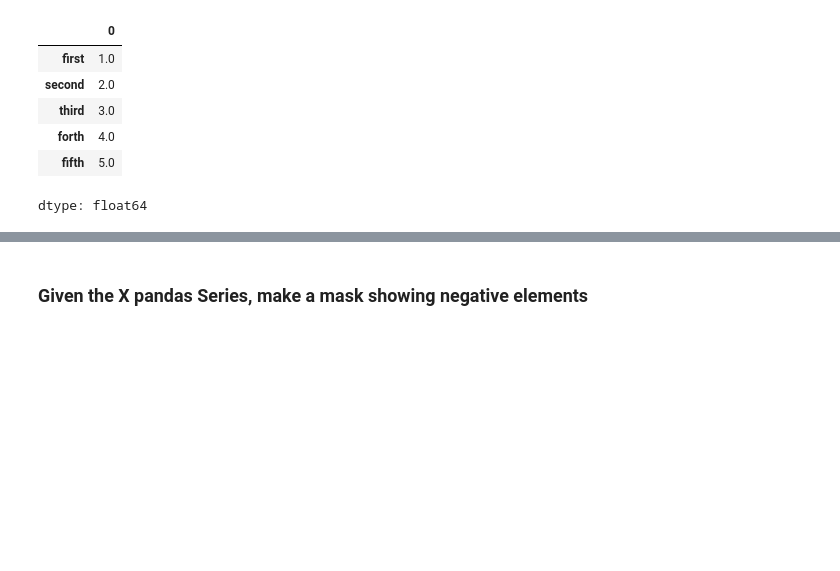
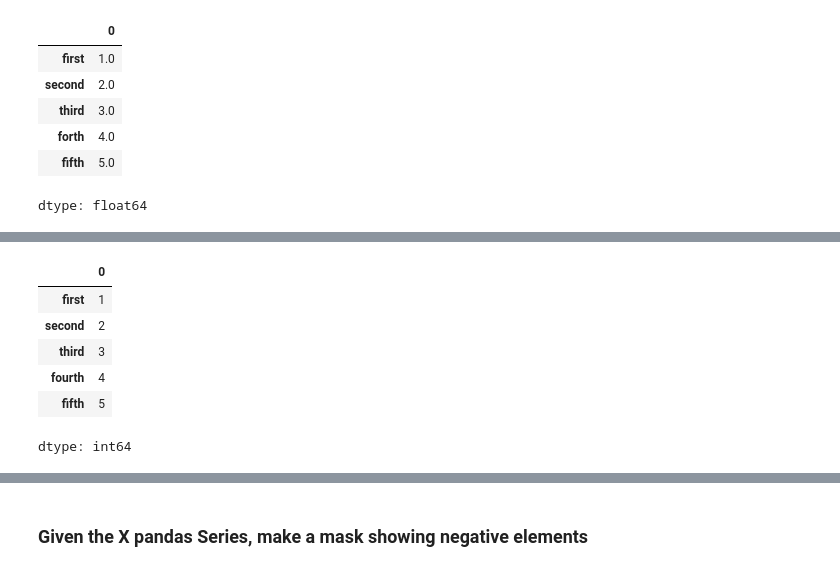
Before and after one commit to hridoyy21/Data-Analysis-With-Python, a Jupyter notebook: 2 - Pandas Series exercises.ipynb, the cells around one changed output, grey strips where cells are left out. Cells and saved outputs as stored; diff of their text form; code cells hidden in the pictures; blank space fills up the shorter version.

```diff
--- a/2 - Pandas Series exercises.ipynb
+++ b/2 - Pandas Series exercises.ipynb
@@ -277,3 +286,16 @@ X[::-1]
+# %%
+# your code goes here
+X = pd.Series([4,2,5,1,3],
+              index=['fourth','second','fifth','first','third'])
+X.sort_values()
+# %% [output]
+|  | 0 |
+| first | 1 |
+| second | 2 |
+| third | 3 |
+| fourth | 4 |
+| fifth | 5 |
+dtype: int64
 # %%
 X = pd.Series([4,2,5,1,3],
               index=['forth','second','fifth','first','third'])
```
Also changed, not shown: parts of 19 cells of this notebook.
